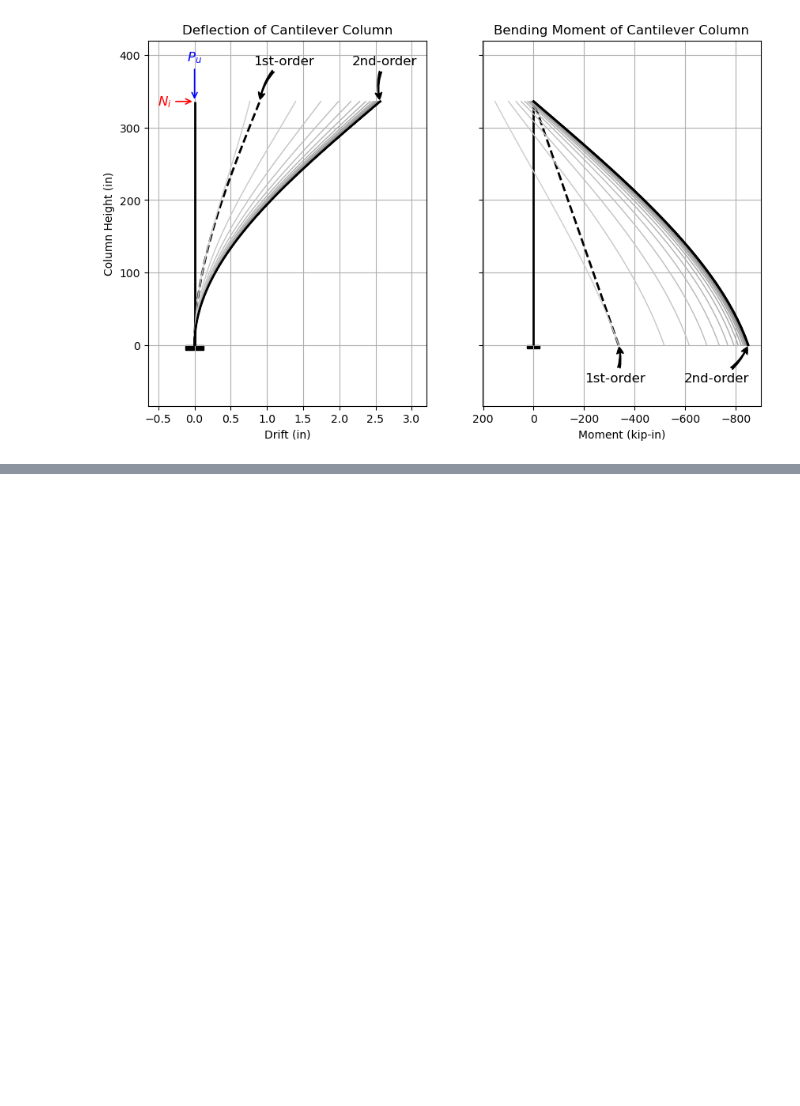
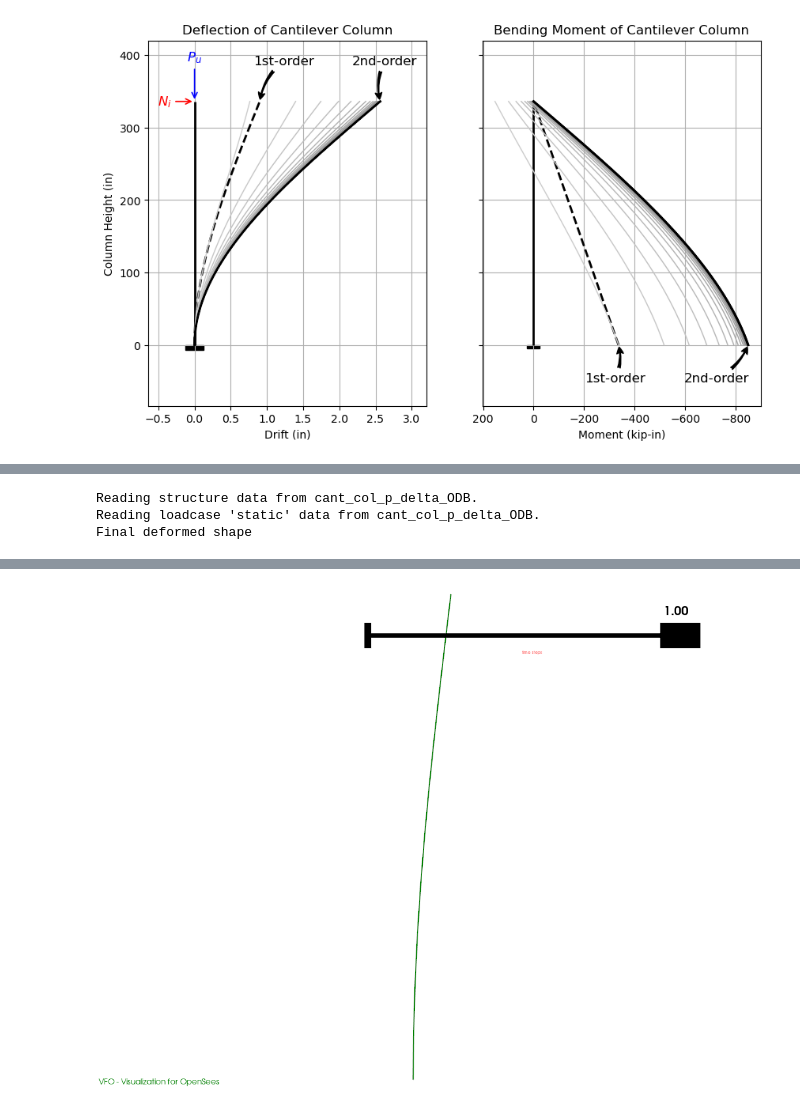
Before and after one commit to hkaragah/hkaragah.github.io, a Jupyter notebook: structure/cant_col_p_delta.ipynb, the cells around one changed output, grey strips where cells are left out. Saved outputs shown, nothing was run; the diff lists cells and outputs as text; code cells hidden in the pictures; blank space fills up the shorter version.

```diff
--- a/structure/cant_col_p_delta.ipynb
+++ b/structure/cant_col_p_delta.ipynb
@@ -633,0 +714,15 @@ plt.show()
+# %%
+vfo.plot_deformedshape(
+    model='cant_col_p_delta',
+    loadcase="static",
+    line_width=2,
+    filename='cant_col_p_delta_deformed'
+)
+
+from IPython.display import Image, display
+
+display(Image(filename='cant_col_p_delta_deformed.png'))
+# %% [output]
+Reading structure data from cant_col_p_delta_ODB.
+Reading loadcase 'static' data from cant_col_p_delta_ODB.
+Final deformed shape
@@ -634,3 +730,4 @@ plt.show()
+[figure, added]
 # %% [markdown]
 ## SAP2000 Analysis
 
```
Also changed, not shown: parts of 7 cells of this notebook, 21 other files.
